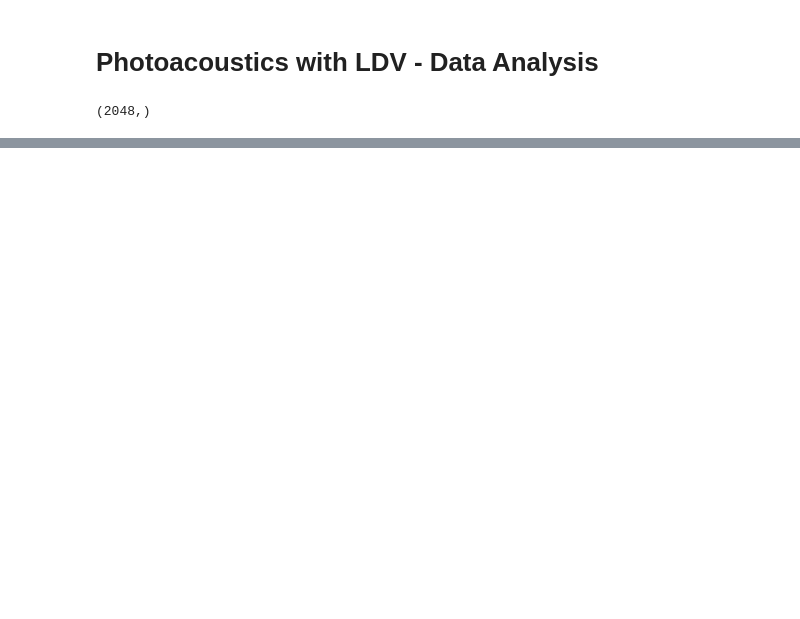
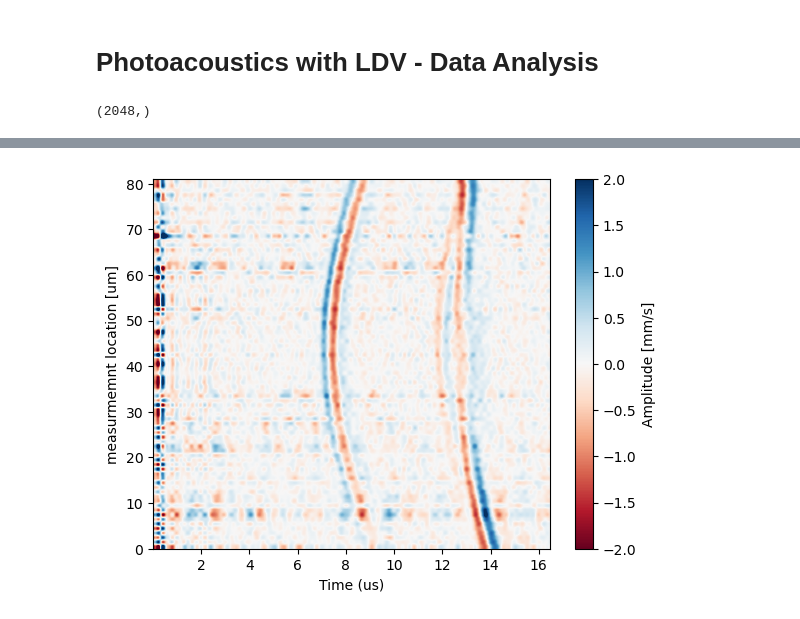
Before and after one commit to edieussa/PA_Data_and_Figures, a Jupyter notebook: PA_LDV_data_analysis.ipynb, the cells around one changed output, grey strips where cells are left out. Drawn from its saved outputs; the diff is of its cells as text; code cells hidden in the pictures; blank space fills up the shorter version.

Commit message:
load scan data and plot

```diff
--- a/PA_LDV_data_analysis.ipynb
+++ b/PA_LDV_data_analysis.ipynb
@@ -51,7 +53,7 @@ concentration_data.shape
 
 filtered_data = np.zeros((8, len(c0)))
 for i in range(8):
-    filtered_data[i] = butter_lowpass_filter(concentration_data[i], 3e6, fs, order=5)
+    filtered_data[i] = butter_lowpass_filter(concentration_data[i], 5e6, fs, order=5)
 # %%
 fig = plt.figure(figsize=(4,5))
 gs = fig.add_gridspec(8,1, hspace=0)
@@ -85,0 +85,45 @@ plt.show()
+# %%
+time = np.linspace(-pretrig/fs, (len(c0)-pretrig)/fs, len(c0))*1e6
+scan_data = hf['scans/pdms_middle_1s_10mm_125umstep_1000pcm_velocity']
+
+pretrig = 530
+
+# Slice the time and filtered_data arrays
+time = time[pretrig:]
+filtered_data2 = filtered_data[:, pretrig:]
+
+
+# Apply the filter to each time series in scan_data
+filtered_data = np.empty(scan_data.shape)
+for i in range(scan_data.shape[0]):
+    filtered_data[i, :] = butter_lowpass_filter(scan_data[i, :]*1e3, 3e6, fs, order=5)
+
+
+time = np.linspace(-pretrig/fs, (len(filtered_data[1,:])-pretrig)/fs, len(filtered_data[1,:]))*1e6
+
+#pretrig = 248
+
+# Slice the time and filtered_data arrays
+time = time[pretrig:1600]
+filtered_data = filtered_data[:, pretrig:1600]
+
+# Define the bounds
+left = time[0]
+right = time[-1]
+bottom = 0
+top = filtered_data.shape[0]  # assuming the y-axis should be the index of the time series
+
+# Make a 2d plot of the filtered data
+plt.imshow(filtered_data, aspect='auto', cmap='RdBu', vmin=-2, vmax=2, extent=[left, right, bottom, top])
+plt.colorbar(label='Amplitude [mm/s]')
+
+plt.xlabel('Time (us)')
+plt.ylabel('measurmemnt location [um]')
+plt.show()
+
+
+
+
+# the data in this file is processed using matlabs kwave toolbox with the script    ....m
+# %% [output]
+[figure, added]
```
Also changed, not shown: parts of 3 cells of this notebook.
